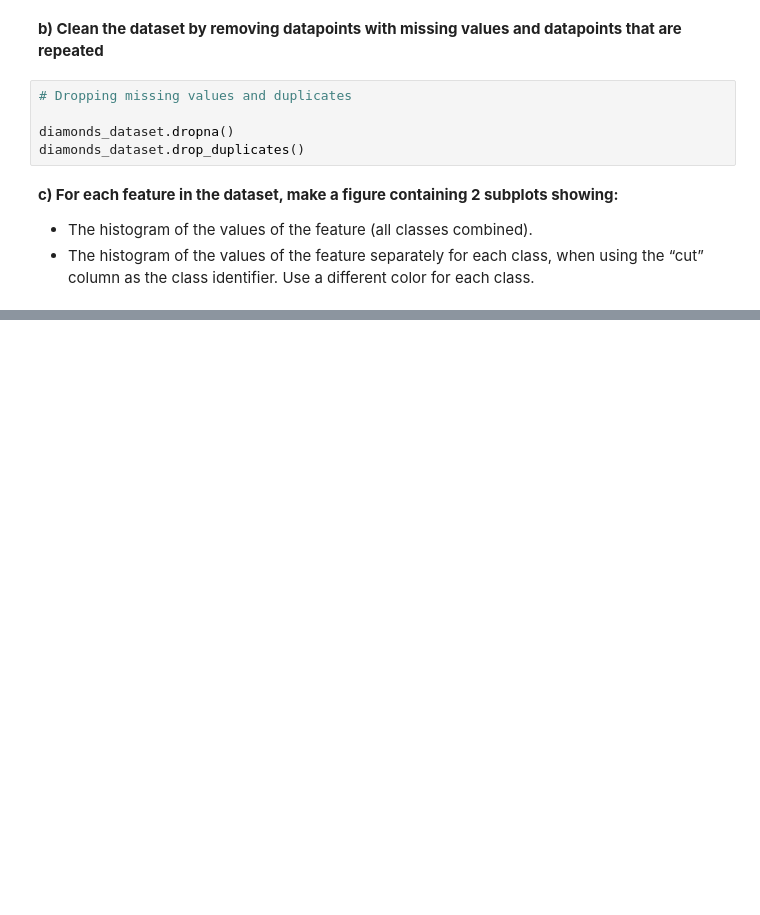
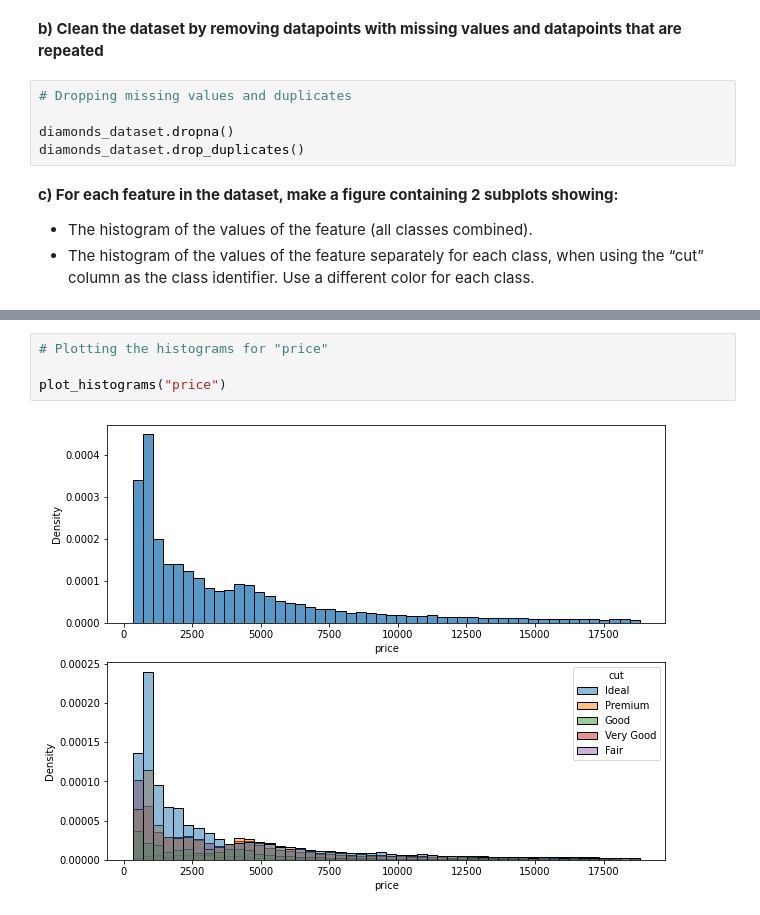
Before and after one commit to juanbelieni/fgv-tacd-a1, a Jupyter notebook: work/part-1.ipynb, the cells around one changed output, grey strips where cells are left out. Drawn from its saved outputs; the diff is of its cells as text; blank space fills up the shorter version.

```diff
--- a/work/part-1.ipynb
+++ b/work/part-1.ipynb
@@ -24,0 +55,6 @@ diamonds_dataset.drop_duplicates()
+# %%
+# Plotting the histograms for "price"
+
+plot_histograms("price")
+# %% [output]
+[figure, added]
```
Also changed, not shown: parts of 9 cells of this notebook.
